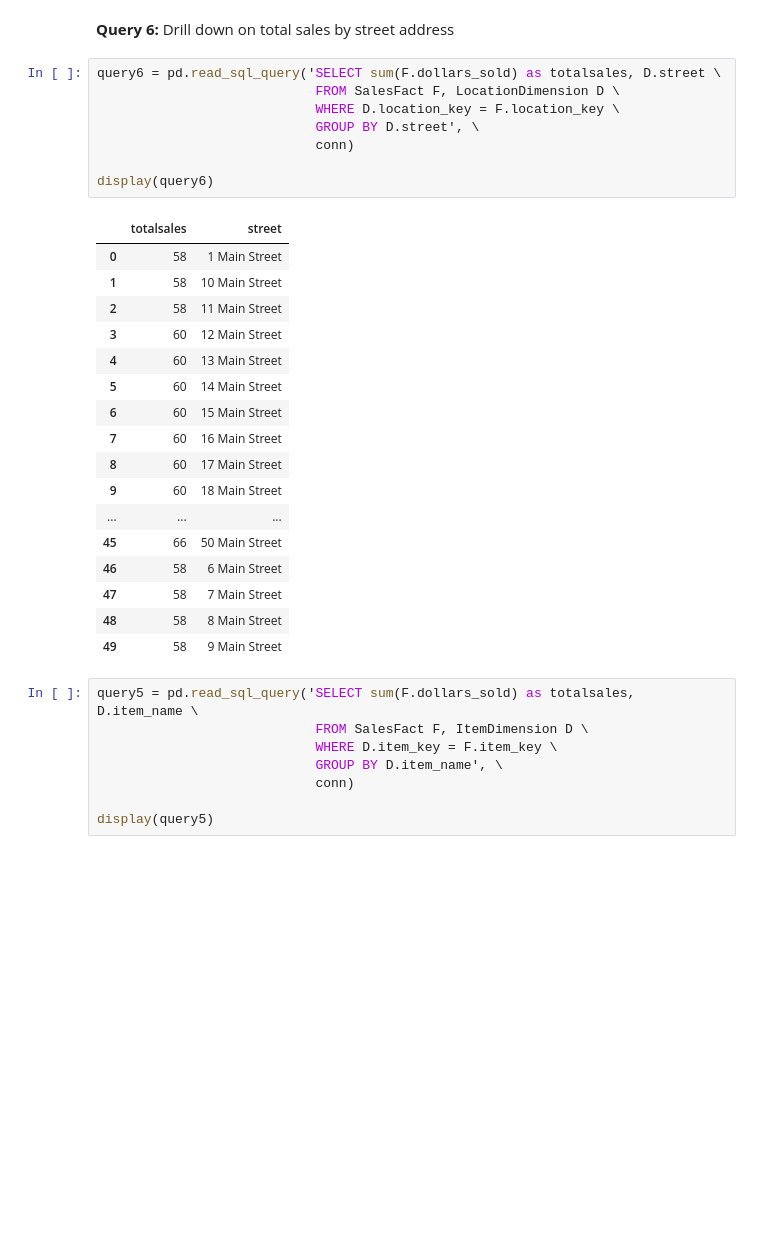
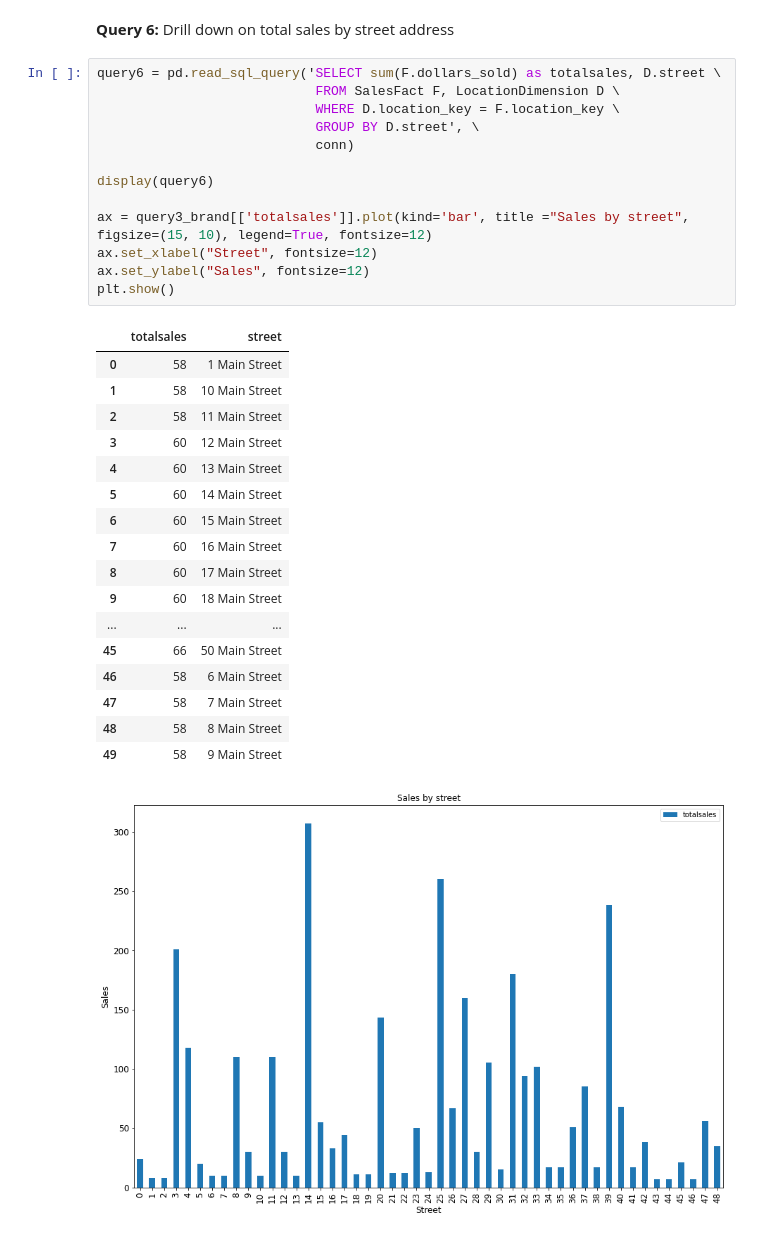
Before and after one commit to ihassanjavaid/Sales-Warehouse, a Jupyter notebook: notebooks/datawarehouse.ipynb, the cells around one changed output. Saved outputs shown, nothing was run; the diff lists cells and outputs as text; blank space fills up the shorter version.

```diff
--- a/notebooks/datawarehouse.ipynb
+++ b/notebooks/datawarehouse.ipynb
@@ -214,34 +238,32 @@ display(query5)
 # %%
 query6 = pd.read_sql_query('SELECT sum(F.dollars_sold) as totalsales, D.street \
                             FROM SalesFact F, LocationDimension D \
                             WHERE D.location_key = F.location_key \
                             GROUP BY D.street', \
                             conn)
 
 display(query6)
+
+ax = query3_brand[['totalsales']].plot(kind='bar', title ="Sales by street", figsize=(15, 10), legend=True, fontsize=12)
+ax.set_xlabel("Street", fontsize=12)
+ax.set_ylabel("Sales", fontsize=12)
+plt.show()
 # %% [output]
 |  | totalsales | street |
 | 0 | 58 | 1 Main Street |
 | 1 | 58 | 10 Main Street |
 | 2 | 58 | 11 Main Street |
 | 3 | 60 | 12 Main Street |
 | 4 | 60 | 13 Main Street |
 | 5 | 60 | 14 Main Street |
 | 6 | 60 | 15 Main Street |
 | 7 | 60 | 16 Main Street |
 | 8 | 60 | 17 Main Street |
 | 9 | 60 | 18 Main Street |
 | ... | ... | ... |
 | 45 | 66 | 50 Main Street |
 | 46 | 58 | 6 Main Street |
 | 47 | 58 | 7 Main Street |
 | 48 | 58 | 8 Main Street |
 | 49 | 58 | 9 Main Street |
+[figure, added]
-# %%
-query5 = pd.read_sql_query('SELECT sum(F.dollars_sold) as totalsales, D.item_name \
-                            FROM SalesFact F, ItemDimension D \
-                            WHERE D.item_key = F.item_key \
-                            GROUP BY D.item_name', \
-                            conn)
-
-display(query5)
```
Also changed, not shown: parts of 5 cells of this notebook.
